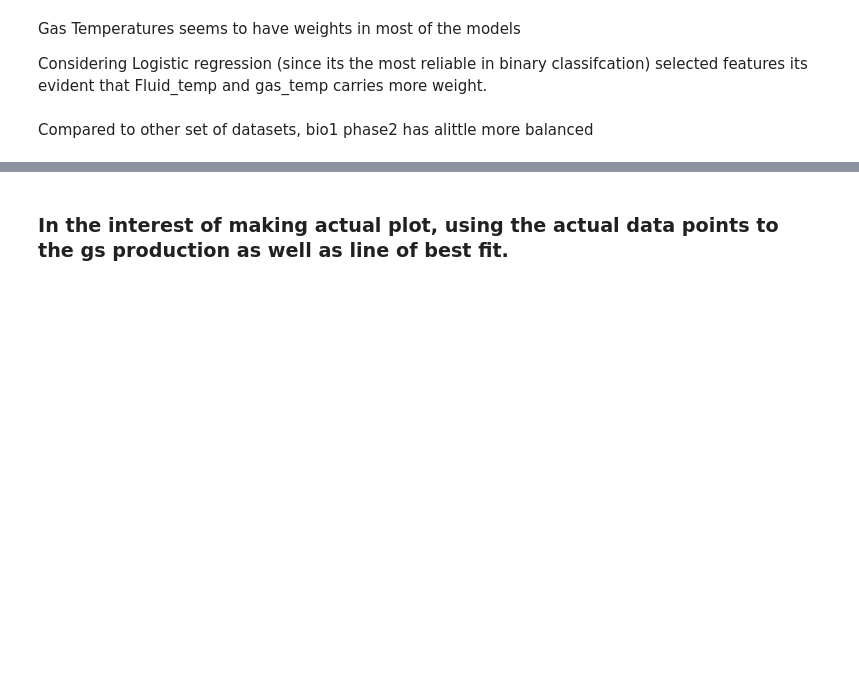
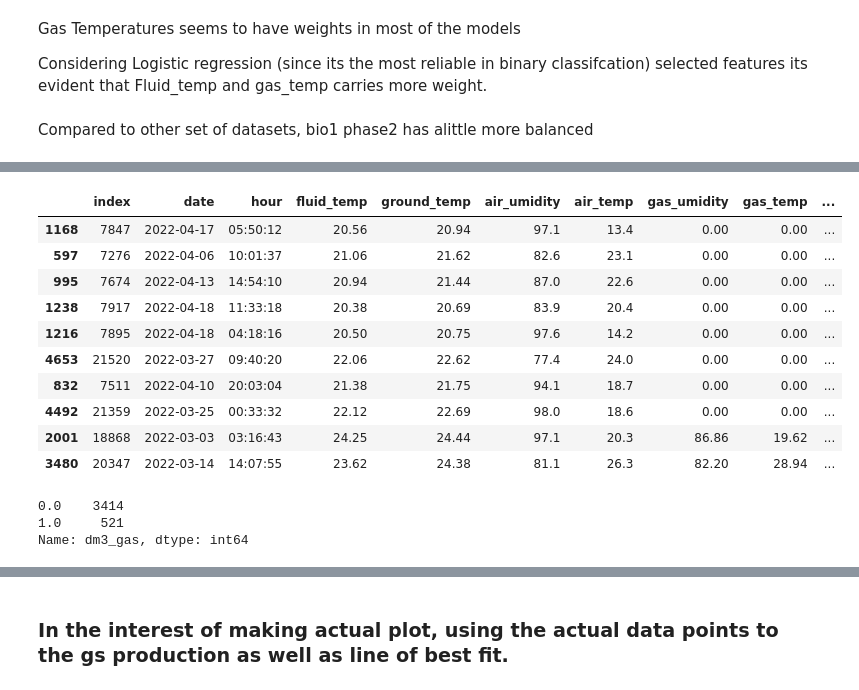
Before and after one commit to Nyotabenson/BGS, a Jupyter notebook: analysis.ipynb, the cells around one changed output, grey strips where cells are left out. Saved outputs shown, nothing was run; the diff lists cells and outputs as text; code cells hidden in the pictures; blank space fills up the shorter version.

```diff
--- a/analysis.ipynb
+++ b/analysis.ipynb
@@ -480,3 +504,15 @@ df12.isnull().sum()
 # %%
-df12.head(3)
+df12.sample(10)
+# %% [output]
+|  | index | date | hour | fluid_temp | ground_temp | air_umidity | air_temp | gas_umidity | gas_temp | ... |
+| 1168 | 7847 | 2022-04-17 | 05:50:12 | 20.56 | 20.94 | 97.1 | 13.4 | 0.00 | 0.00 | ... |
+| 597 | 7276 | 2022-04-06 | 10:01:37 | 21.06 | 21.62 | 82.6 | 23.1 | 0.00 | 0.00 | ... |
+| 995 | 7674 | 2022-04-13 | 14:54:10 | 20.94 | 21.44 | 87.0 | 22.6 | 0.00 | 0.00 | ... |
+| 1238 | 7917 | 2022-04-18 | 11:33:18 | 20.38 | 20.69 | 83.9 | 20.4 | 0.00 | 0.00 | ... |
+| 1216 | 7895 | 2022-04-18 | 04:18:16 | 20.50 | 20.75 | 97.6 | 14.2 | 0.00 | 0.00 | ... |
+| 4653 | 21520 | 2022-03-27 | 09:40:20 | 22.06 | 22.62 | 77.4 | 24.0 | 0.00 | 0.00 | ... |
+| 832 | 7511 | 2022-04-10 | 20:03:04 | 21.38 | 21.75 | 94.1 | 18.7 | 0.00 | 0.00 | ... |
+| 4492 | 21359 | 2022-03-25 | 00:33:32 | 22.12 | 22.69 | 98.0 | 18.6 | 0.00 | 0.00 | ... |
+| 2001 | 18868 | 2022-03-03 | 03:16:43 | 24.25 | 24.44 | 97.1 | 20.3 | 86.86 | 19.62 | ... |
+| 3480 | 20347 | 2022-03-14 | 14:07:55 | 23.62 | 24.38 | 81.1 | 26.3 | 82.20 | 28.94 | ... |
 # %%
@@ -488,6 +524,12 @@ X_train_df12, X_test_df12, y_train_df12, y_test_df12 = train_test_split(X_df12,
 scaler = StandardScaler()
 X_train_df12_scaled = scaler.fit_transform(X_train_df12)
 X_test_df12_scaled = scaler.fit_transform(X_test_df12)
+# %%
+y_train_df12.value_counts()
+# %% [output]
+0.0    3414
+1.0     521
+Name: dm3_gas, dtype: int64
 # %%
 #pip install --upgrade scikit-learn imbalanced-learn
 # %%
```
Also changed, not shown: parts of 12 cells of this notebook, 5 other files.
